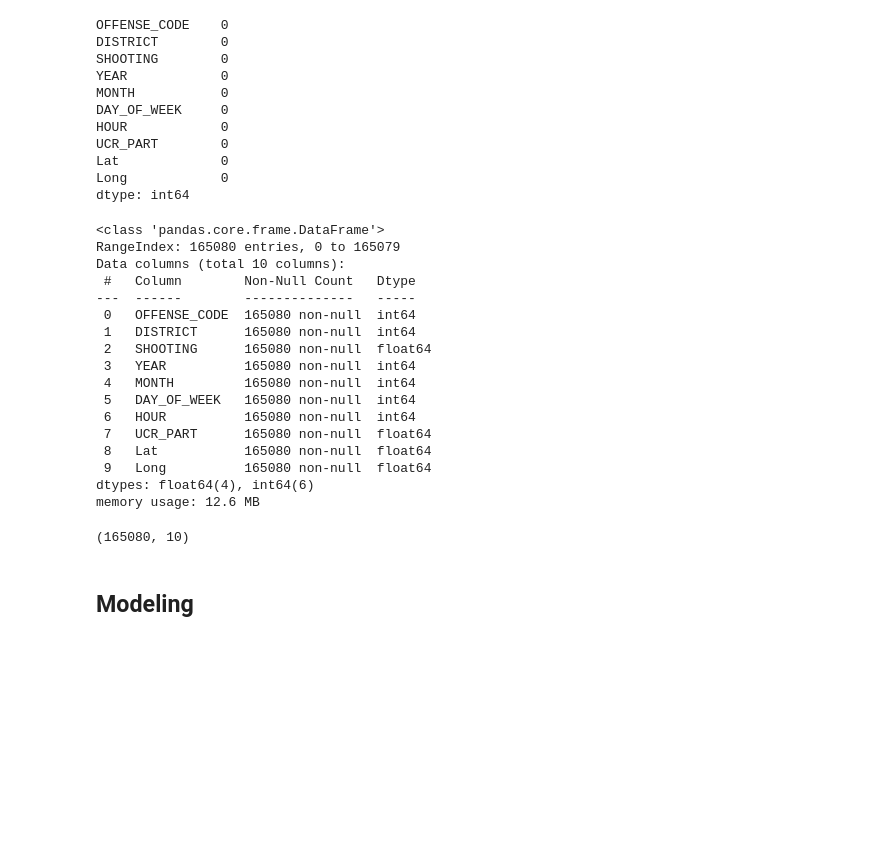
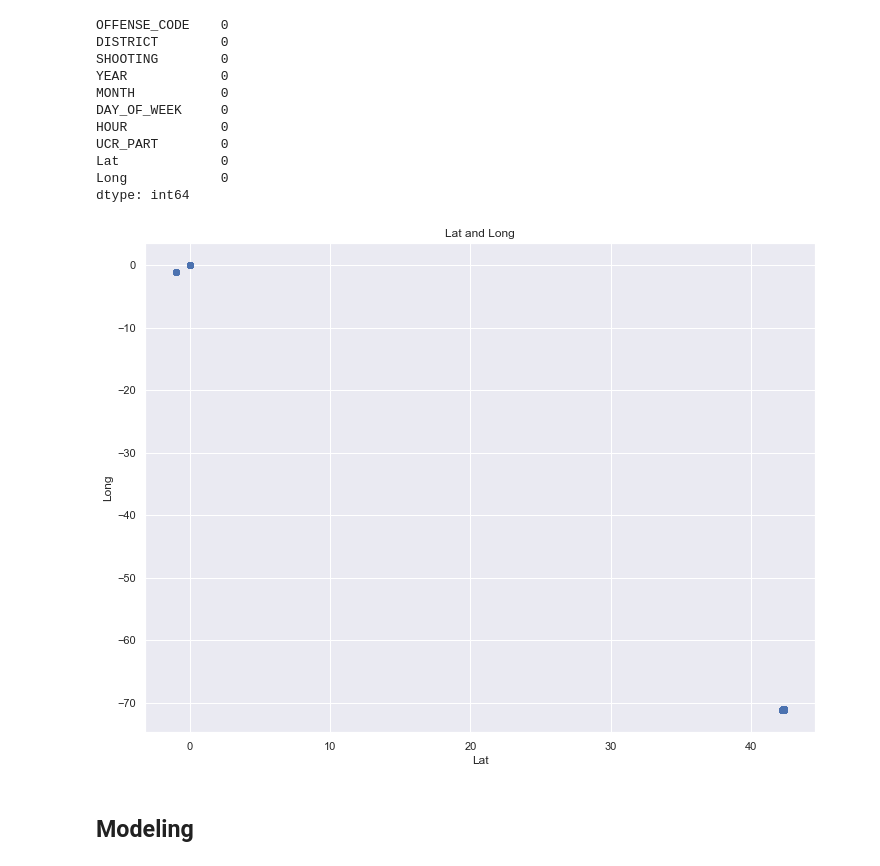
Before and after one commit to Kiddxtrizz/Boston_Crime_Analyis, a Jupyter notebook: Capstone_assignment.ipynb, the cells around one changed output. Saved outputs shown, nothing was run; the diff lists cells and outputs as text; code cells hidden in the pictures; blank space fills up the shorter version.

```diff
--- a/Capstone_assignment.ipynb
+++ b/Capstone_assignment.ipynb
@@ -662,27 +692,3 @@ UCR_PART        0
 Lat             0
 Long            0
 dtype: int64
-# %%
-model_data.info()
-# %% [output]
-<class 'pandas.core.frame.DataFrame'>
-RangeIndex: 165080 entries, 0 to 165079
-Data columns (total 10 columns):
- #   Column        Non-Null Count   Dtype
----  ------        --------------   -----
- 0   OFFENSE_CODE  165080 non-null  int64
- 1   DISTRICT      165080 non-null  int64
- 2   SHOOTING      165080 non-null  float64
- 3   YEAR          165080 non-null  int64
- 4   MONTH         165080 non-null  int64
- 5   DAY_OF_WEEK   165080 non-null  int64
- 6   HOUR          165080 non-null  int64
- 7   UCR_PART      165080 non-null  float64
- 8   Lat           165080 non-null  float64
- 9   Long          165080 non-null  float64
-dtypes: float64(4), int64(6)
-memory usage: 12.6 MB
-# %%
-model_data.shape
-# %% [output]
-(165080, 10)
@@ -694,3 +695,12 @@ model_data.shape
+# %%
+plt.figure(figsize=(12,9))
+plt.scatter(model_data['Lat'], model_data['Long'])
+plt.xlabel('Lat')
+plt.ylabel('Long')
+plt.title("Lat and Long")
+plt.show()
+# %% [output]
+[figure, added]
 # %% [markdown]
 ## Modeling
 # %% [markdown]
```
Also changed, not shown: parts of 31 cells of this notebook, 1 other file.
